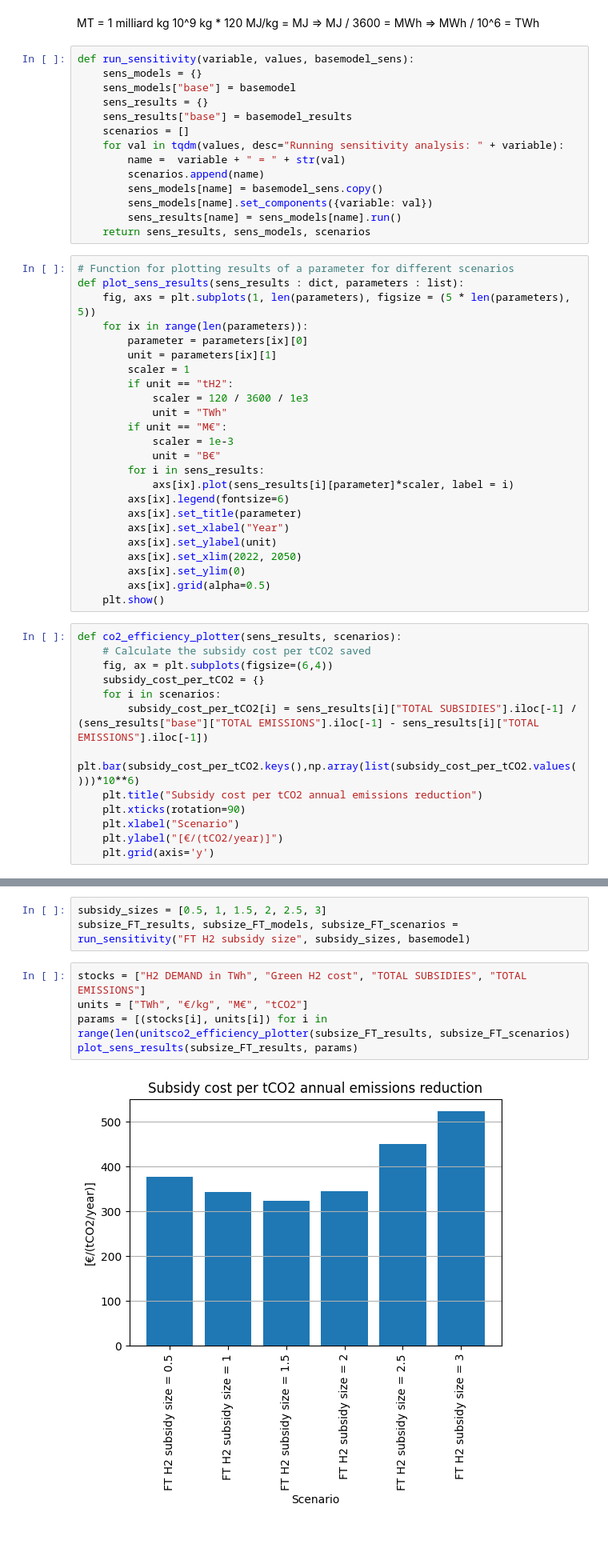
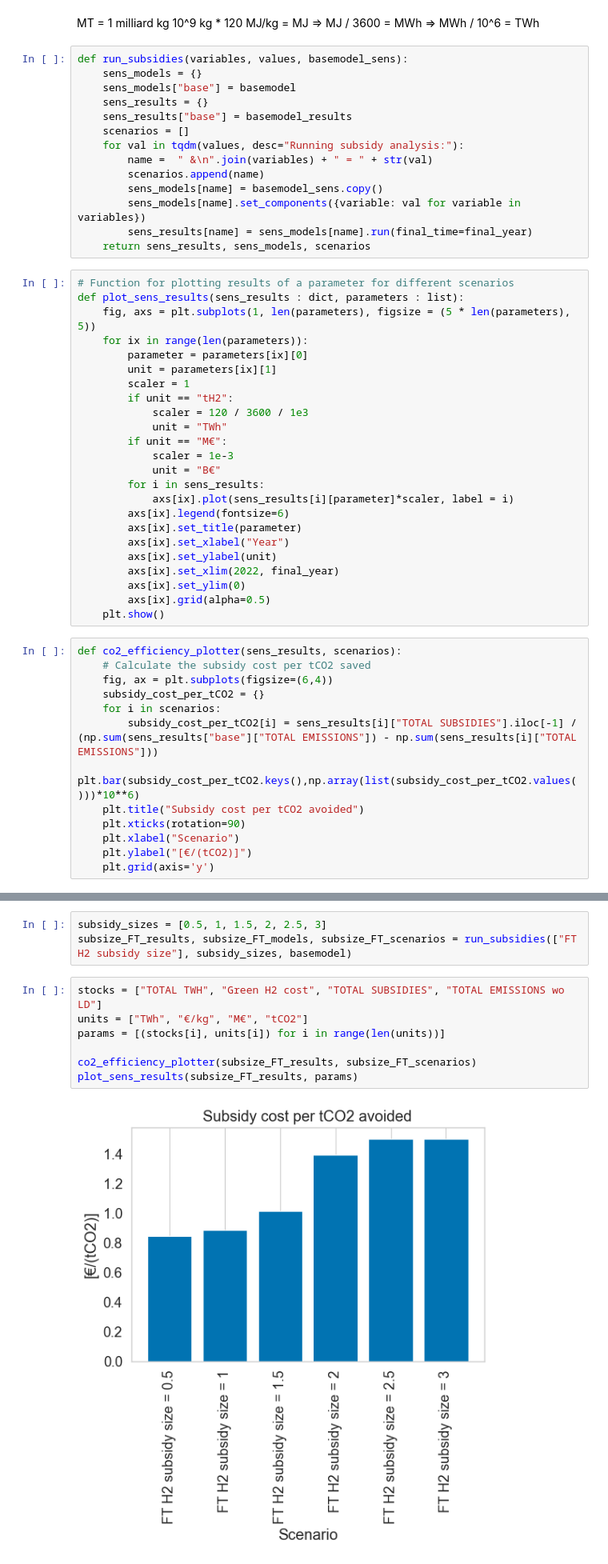
Before and after one commit to FrederikFertin/h2_system_dynamics, a Jupyter notebook: subsidy_runs.ipynb, the cells around one changed output, grey strips where cells are left out. Shown at 80% size. Cells and saved outputs as stored; diff of their text form; blank space fills up the shorter version.

Commit message:
subsidy standardization

```diff
--- a/subsidy_runs.ipynb
+++ b/subsidy_runs.ipynb
@@ -112,18 +119,18 @@ def plot_sector_production(run):
 MT = 1 milliard kg
 10^9 kg * 120 MJ/kg = MJ => MJ / 3600 = MWh => MWh / 10^6 = TWh
 # %%
-def run_sensitivity(variable, values, basemodel_sens):
+def run_subsidies(variables, values, basemodel_sens):
     sens_models = {}
     sens_models["base"] = basemodel
     sens_results = {}
     sens_results["base"] = basemodel_results
     scenarios = []
-    for val in tqdm(values, desc="Running sensitivity analysis: " + variable):
-        name =  variable + " = " + str(val)
+    for val in tqdm(values, desc="Running subsidy analysis:"):
+        name =  " &\n".join(variables) + " = " + str(val)
         scenarios.append(name)
         sens_models[name] = basemodel_sens.copy()
-        sens_models[name].set_components({variable: val})
-        sens_results[name] = sens_models[name].run()
+        sens_models[name].set_components({variable: val for variable in variables})
+        sens_results[name] = sens_models[name].run(final_time=final_year)
     return sens_results, sens_models, scenarios
 # %%
 # Function for plotting results of a parameter for different scenarios
@@ -145,7 +152,7 @@ def plot_sens_results(sens_results : dict, parameters : list):
         axs[ix].set_title(parameter)
         axs[ix].set_xlabel("Year")
         axs[ix].set_ylabel(unit)
-        axs[ix].set_xlim(2022, 2050)
+        axs[ix].set_xlim(2022, final_year)
         axs[ix].set_ylim(0)
         axs[ix].grid(alpha=0.5)
     plt.show()
@@ -155,12 +162,12 @@ def co2_efficiency_plotter(sens_results, scenarios):
     fig, ax = plt.subplots(figsize=(6,4))
     subsidy_cost_per_tCO2 = {}
     for i in scenarios:
-        subsidy_cost_per_tCO2[i] = sens_results[i]["TOTAL SUBSIDIES"].iloc[-1] / (sens_results["base"]["TOTAL EMISSIONS"].iloc[-1] - sens_results[i]["TOTAL EMISSIONS"].iloc[-1])
+        subsidy_cost_per_tCO2[i] = sens_results[i]["TOTAL SUBSIDIES"].iloc[-1] / (np.sum(sens_results["base"]["TOTAL EMISSIONS"]) - np.sum(sens_results[i]["TOTAL EMISSIONS"]))
     plt.bar(subsidy_cost_per_tCO2.keys(),np.array(list(subsidy_cost_per_tCO2.values()))*10**6)
-    plt.title("Subsidy cost per tCO2 annual emissions reduction")
+    plt.title("Subsidy cost per tCO2 avoided")
     plt.xticks(rotation=90)
     plt.xlabel("Scenario")
-    plt.ylabel("[€/(tCO2/year)]")
+    plt.ylabel("[€/(tCO2)]")
     plt.grid(axis='y')
 # %% [markdown]
 ## Subsidy Runs
@@ -235,11 +264,13 @@ plot_sens_results(subsize_refine_results, params)
 Subsidizing green H2 for FT-fuels: Synthetic Kerosene and Naphtha, Biogenic Kerosene and Naphtha.
 # %%
 subsidy_sizes = [0.5, 1, 1.5, 2, 2.5, 3]
-subsize_FT_results, subsize_FT_models, subsize_FT_scenarios = run_sensitivity("FT H2 subsidy size", subsidy_sizes, basemodel)
+subsize_FT_results, subsize_FT_models, subsize_FT_scenarios = run_subsidies(["FT H2 subsidy size"], subsidy_sizes, basemodel)
 # %%
-stocks = ["H2 DEMAND in TWh", "Green H2 cost", "TOTAL SUBSIDIES", "TOTAL EMISSIONS"]
+stocks = ["TOTAL TWH", "Green H2 cost", "TOTAL SUBSIDIES", "TOTAL EMISSIONS wo LD"]
 units = ["TWh", "€/kg", "M€", "tCO2"]
-params = [(stocks[i], units[i]) for i in range(len(unitsco2_efficiency_plotter(subsize_FT_results, subsize_FT_scenarios)
+params = [(stocks[i], units[i]) for i in range(len(units))]
+
+co2_efficiency_plotter(subsize_FT_results, subsize_FT_scenarios)
 plot_sens_results(subsize_FT_results, params)
 # %% [output]
-[figure, old version]
+[figure, new version]
```
Also changed, not shown: parts of 35 cells of this notebook, 35 other files.
